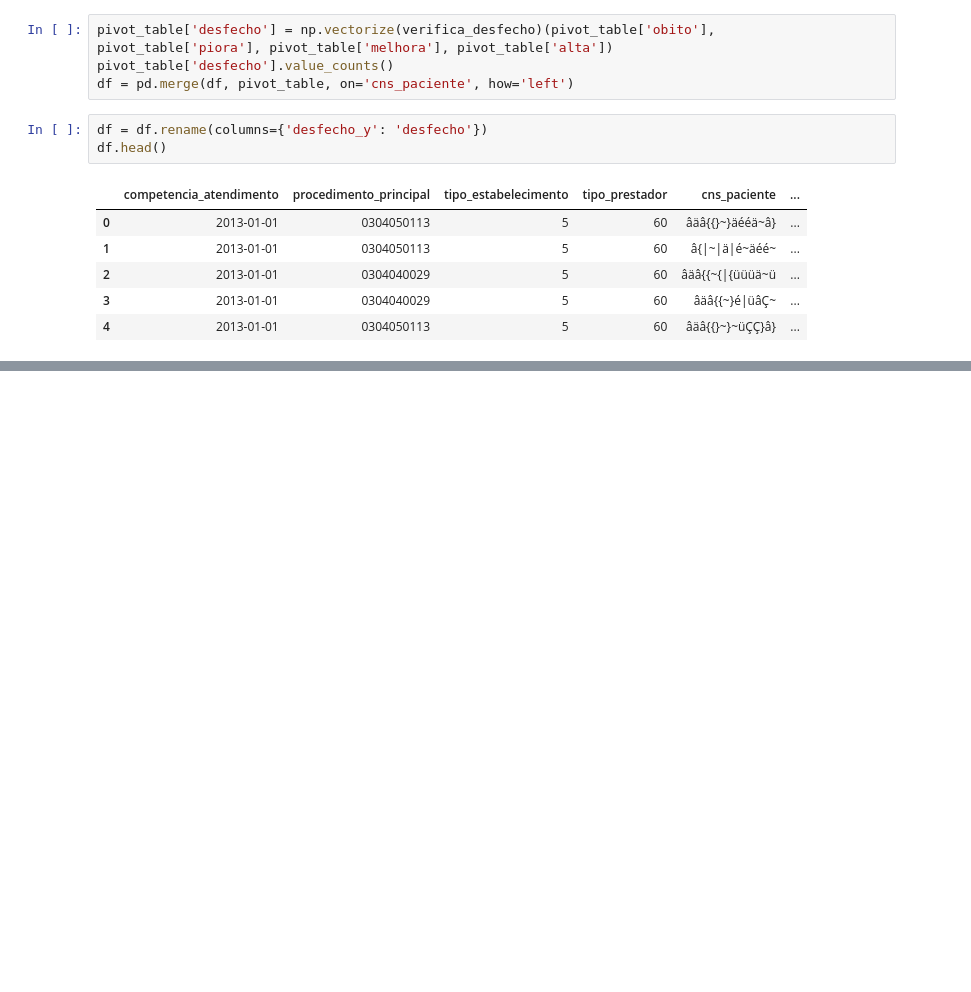
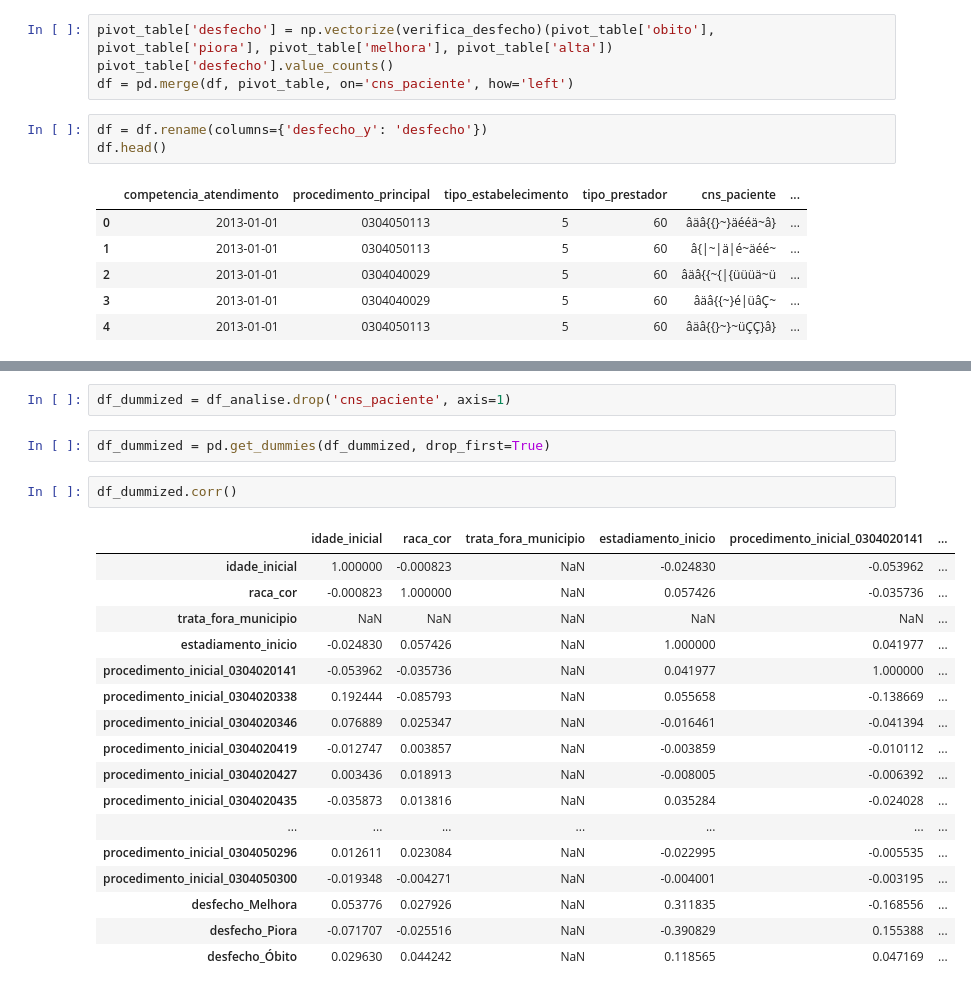
Before and after one commit to TiamatCod3/ia-saude, a Jupyter notebook: src/analise.ipynb, the cells around one changed output, grey strips where cells are left out. Saved outputs shown, nothing was run; the diff lists cells and outputs as text; blank space fills up the shorter version.

```diff
--- a/src/analise.ipynb
+++ b/src/analise.ipynb
@@ -552,0 +785,24 @@ Name: desfecho, dtype: int64
+# %%
+df_dummized = df_analise.drop('cns_paciente', axis=1)
+# %%
+df_dummized = pd.get_dummies(df_dummized, drop_first=True)
+# %%
+df_dummized.corr()
+# %% [output]
+|  | idade_inicial | raca_cor | trata_fora_municipio | estadiamento_inicio | procedimento_inicial_0304020141 | ... |
+| idade_inicial | 1.000000 | -0.000823 | NaN | -0.024830 | -0.053962 | ... |
+| raca_cor | -0.000823 | 1.000000 | NaN | 0.057426 | -0.035736 | ... |
+| trata_fora_municipio | NaN | NaN | NaN | NaN | NaN | ... |
+| estadiamento_inicio | -0.024830 | 0.057426 | NaN | 1.000000 | 0.041977 | ... |
+| procedimento_inicial_0304020141 | -0.053962 | -0.035736 | NaN | 0.041977 | 1.000000 | ... |
+| procedimento_inicial_0304020338 | 0.192444 | -0.085793 | NaN | 0.055658 | -0.138669 | ... |
+| procedimento_inicial_0304020346 | 0.076889 | 0.025347 | NaN | -0.016461 | -0.041394 | ... |
+| procedimento_inicial_0304020419 | -0.012747 | 0.003857 | NaN | -0.003859 | -0.010112 | ... |
+| procedimento_inicial_0304020427 | 0.003436 | 0.018913 | NaN | -0.008005 | -0.006392 | ... |
+| procedimento_inicial_0304020435 | -0.035873 | 0.013816 | NaN | 0.035284 | -0.024028 | ... |
+| ... | ... | ... | ... | ... | ... | ... |
+| procedimento_inicial_0304050296 | 0.012611 | 0.023084 | NaN | -0.022995 | -0.005535 | ... |
+| procedimento_inicial_0304050300 | -0.019348 | -0.004271 | NaN | -0.004001 | -0.003195 | ... |
+| desfecho_Melhora | 0.053776 | 0.027926 | NaN | 0.311835 | -0.168556 | ... |
+| desfecho_Piora | -0.071707 | -0.025516 | NaN | -0.390829 | 0.155388 | ... |
+| desfecho_Óbito | 0.029630 | 0.044242 | NaN | 0.118565 | 0.047169 | ... |
```
Also changed, not shown: parts of 49 cells of this notebook.
